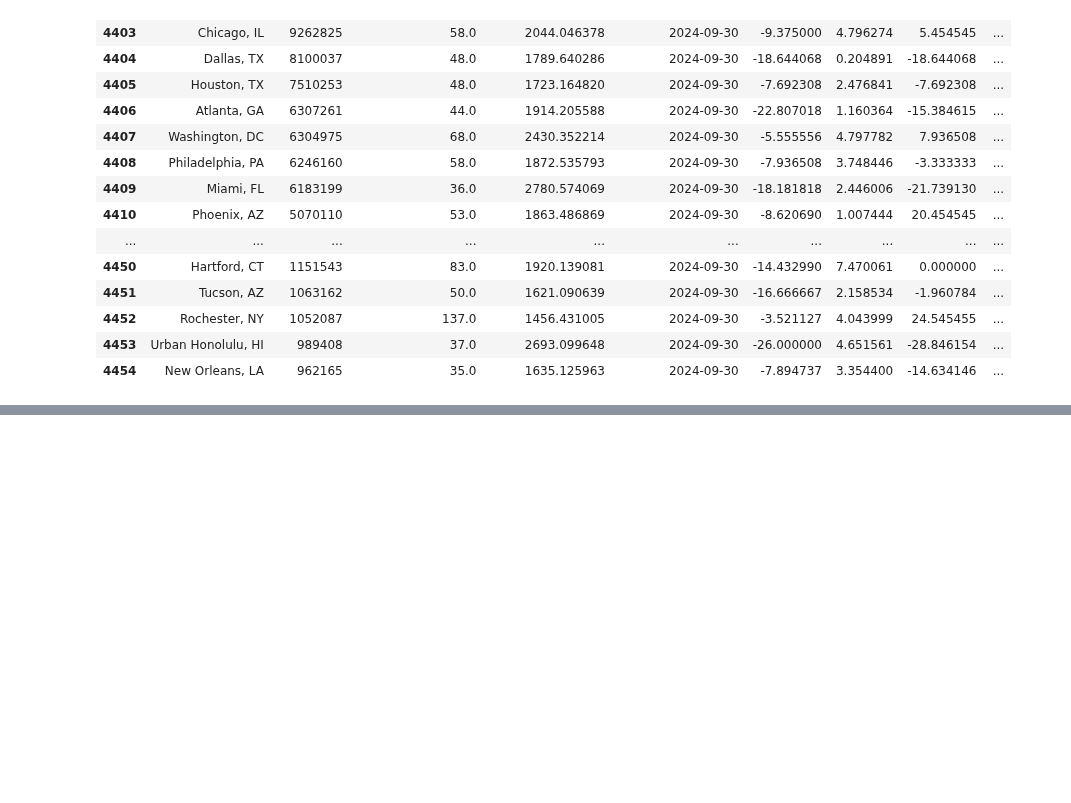
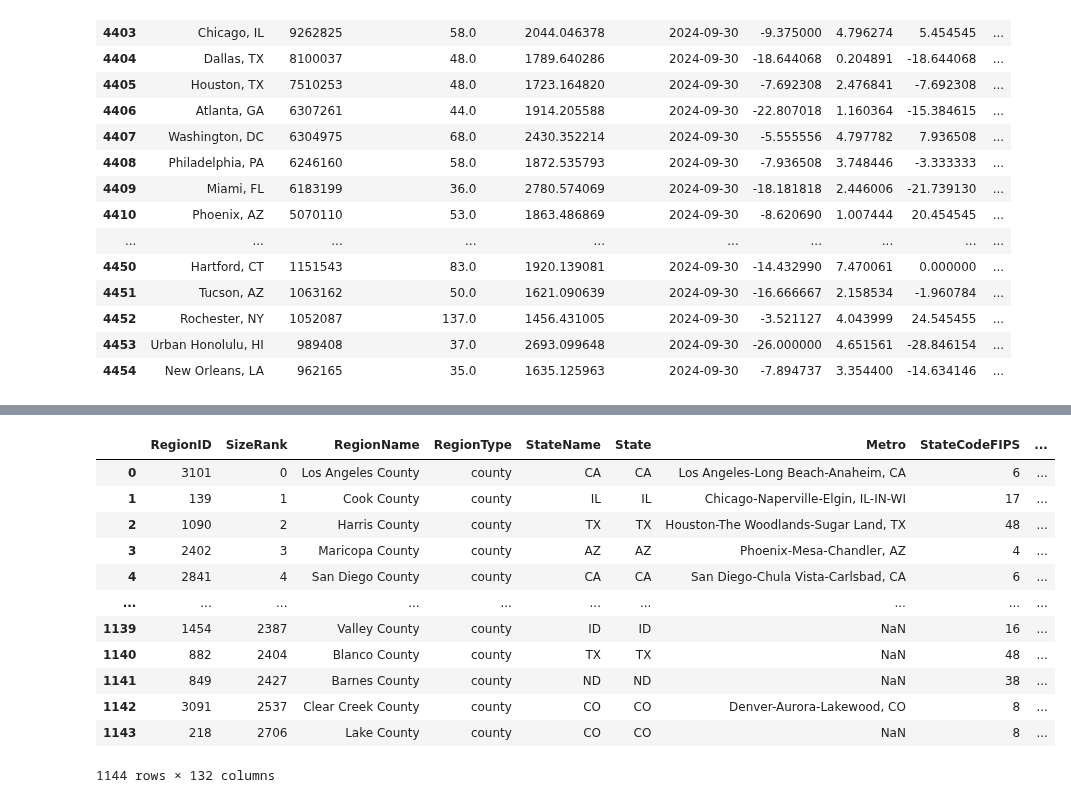
Before and after one commit to gmelmed/gmelmed.github.io, a Jupyter notebook: final_project/zillow_data_cleaning.ipynb, the cells around one changed output, grey strips where cells are left out. Saved outputs shown, nothing was run; the diff lists cells and outputs as text; code cells hidden in the pictures; blank space fills up the shorter version.

```diff
--- a/final_project/zillow_data_cleaning.ipynb
+++ b/final_project/zillow_data_cleaning.ipynb
@@ -380,0 +512,18 @@ result_df.to_csv('heat_zori_change.csv', index=False)
+# %%
+# unified col names
+pop_2023.columns = ['fips', 'pop_2023']
+# %%
+# merge county centroids with population data
+county_centroids = county_centroids.merge(
+    pop_2023,
+    on='fips',
+    how='left'
+)
+
+# drop unnecessary columns
+county_centroids.drop(
+    columns=['STATEFP', 'COUNTYFP', 'POPULATION', 'COUNAME', 'STNAME'],
+    inplace=True
+)
+
+county_centroids
@@ -380,0 +544,5 @@ result_df.to_csv('heat_zori_change.csv', index=False)
+# %%
+# rename columns
+county_centroids.columns = ['lat', 'lng', 'fips', 'pop_2023']
+
+county_centroids
@@ -380,0 +585,23 @@ result_df.to_csv('heat_zori_change.csv', index=False)
+# %%
+# merge with population centroids
+zori_county_wide = zori_county_wide.merge(
+    county_centroids,
+    on = 'fips',
+    how='left'
+)
+
+zori_county_wide
+# %% [output]
+|  | RegionID | SizeRank | RegionName | RegionType | StateName | State | Metro | StateCodeFIPS | ... |
+| 0 | 3101 | 0 | Los Angeles County | county | CA | CA | Los Angeles-Long Beach-Anaheim, CA | 6 | ... |
+| 1 | 139 | 1 | Cook County | county | IL | IL | Chicago-Naperville-Elgin, IL-IN-WI | 17 | ... |
+| 2 | 1090 | 2 | Harris County | county | TX | TX | Houston-The Woodlands-Sugar Land, TX | 48 | ... |
+| 3 | 2402 | 3 | Maricopa County | county | AZ | AZ | Phoenix-Mesa-Chandler, AZ | 4 | ... |
+| 4 | 2841 | 4 | San Diego County | county | CA | CA | San Diego-Chula Vista-Carlsbad, CA | 6 | ... |
+| ... | ... | ... | ... | ... | ... | ... | ... | ... | ... |
+| 1139 | 1454 | 2387 | Valley County | county | ID | ID | NaN | 16 | ... |
+| 1140 | 882 | 2404 | Blanco County | county | TX | TX | NaN | 48 | ... |
+| 1141 | 849 | 2427 | Barnes County | county | ND | ND | NaN | 38 | ... |
+| 1142 | 3091 | 2537 | Clear Creek County | county | CO | CO | Denver-Aurora-Lakewood, CO | 8 | ... |
+| 1143 | 218 | 2706 | Lake County | county | CO | CO | NaN | 8 | ... |
+1144 rows × 132 columns
```
Also changed, not shown: parts of 19 cells of this notebook, 1 other file.
